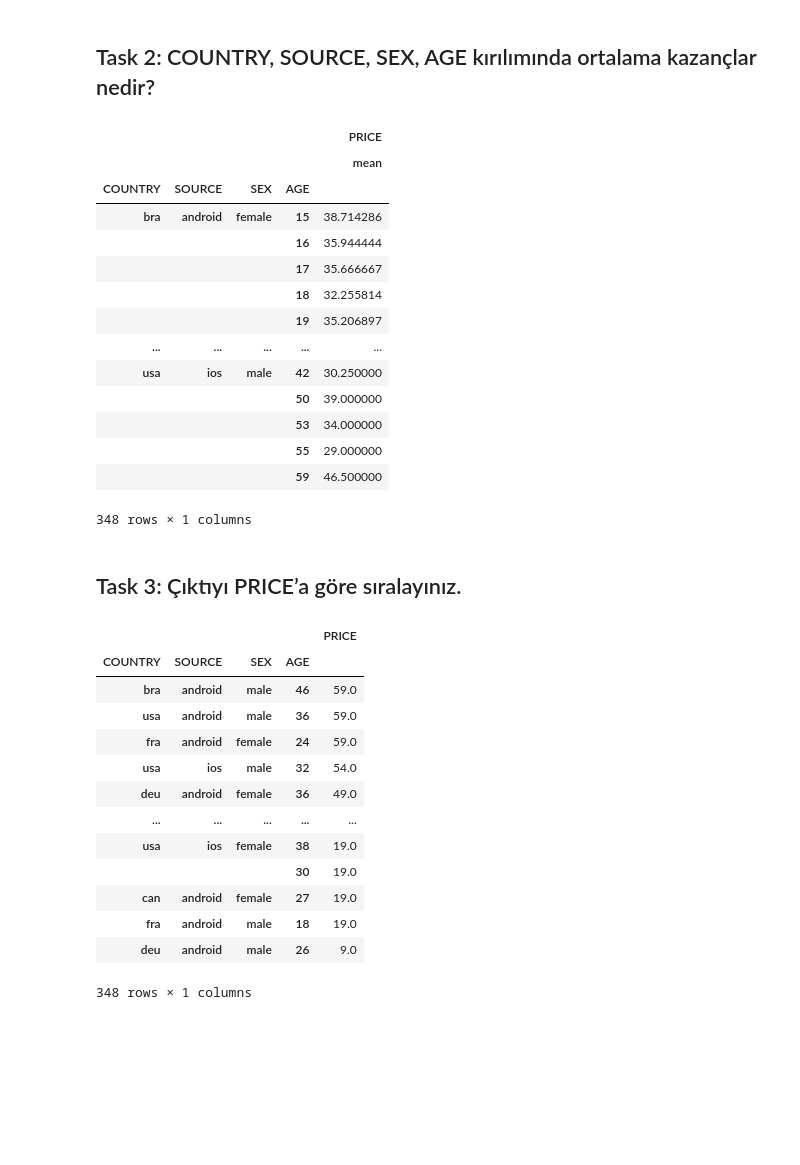
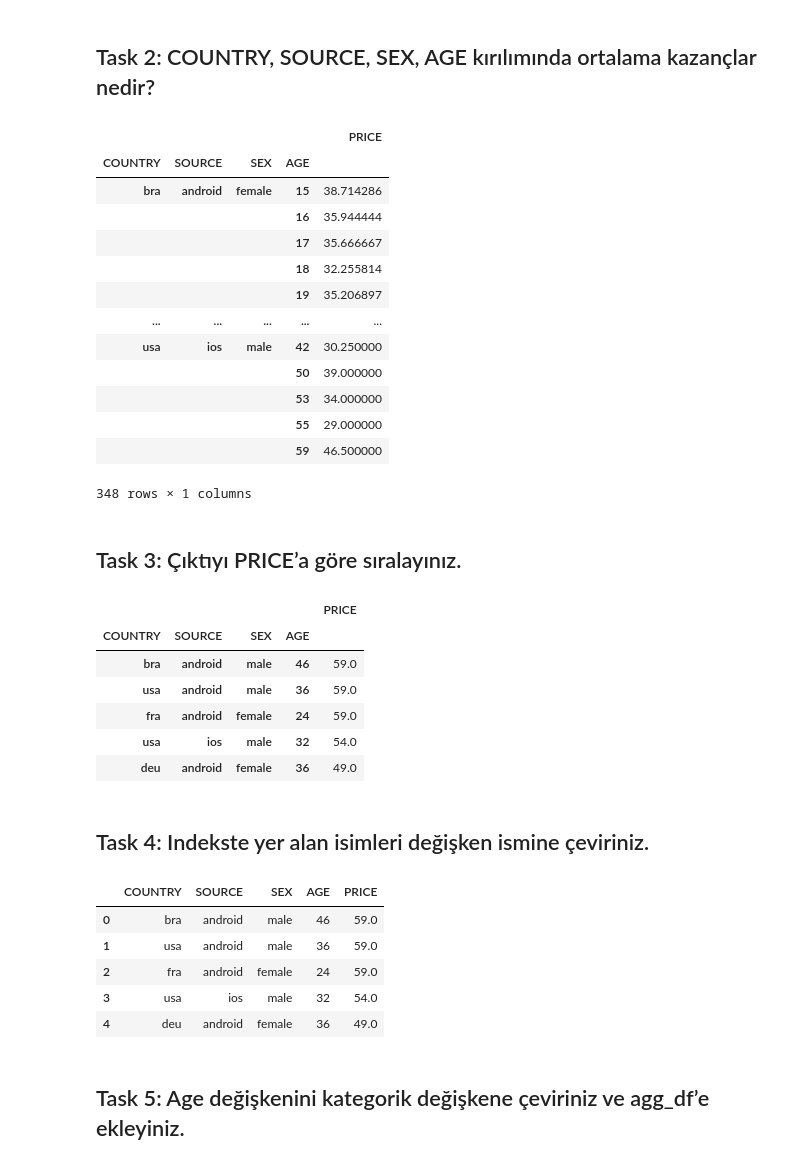
Before and after one commit to umutarsln/IOS-CustomerYield, a Jupyter notebook: main/main.ipynb, the cells around one changed output. Cells and saved outputs as stored; diff of their text form; code cells hidden in the pictures; blank space fills up the shorter version.

Commit message:
..-task6

```diff
--- a/main/main.ipynb
+++ b/main/main.ipynb
@@ -166,10 +166,9 @@ df.groupby(["COUNTRY","SOURCE"]).agg({"PRICE": ["mean"]})
 # %% [markdown]
 ## Task 2: COUNTRY, SOURCE, SEX, AGE kırılımında ortalama kazançlar nedir?
 # %%
-df.groupby(["COUNTRY","SOURCE","SEX","AGE"]).agg({"PRICE": ["mean"]})
+df.groupby(["COUNTRY","SOURCE","SEX","AGE"]).agg({"PRICE": "mean"})
 # %% [output]
 |  |  |  |  | PRICE |
-|  |  |  |  | mean |
 | COUNTRY | SOURCE | SEX | AGE |  |
 | bra | android | female | 15 | 38.714286 |
 |  |  |  | 16 | 35.944444 |
@@ -186,22 +185,16 @@ df.groupby(["COUNTRY","SOURCE","SEX","AGE"]).agg({"PRICE": ["mean"]})
 # %% [markdown]
 ## Task 3: Çıktıyı PRICE’a göre sıralayınız.
 # %%
-agg_df = df.groupby(["COUNTRY","SOURCE","SEX","AGE"]).agg({"PRICE": "mean"})
-agg_df.sort_values(by="PRICE", ascending=False, inplace=True)
+agg_df = df.groupby(["COUNTRY","SOURCE","SEX","AGE"]).agg({"PRICE": "mean"}).sort_values("PRICE",ascending=False)
 # %%
-agg_df
+agg_df.head()
 # %% [output]
 |  |  |  |  | PRICE |
 | COUNTRY | SOURCE | SEX | AGE |  |
 | bra | android | male | 46 | 59.0 |
 | usa | android | male | 36 | 59.0 |
 | fra | android | female | 24 | 59.0 |
 | usa | ios | male | 32 | 54.0 |
 | deu | android | female | 36 | 49.0 |
-| ... | ... | ... | ... | ... |
-| usa | ios | female | 38 | 19.0 |
-|  |  |  | 30 | 19.0 |
-| can | android | female | 27 | 19.0 |
-| fra | android | male | 18 | 19.0 |
-| deu | android | male | 26 | 9.0 |
-348 rows × 1 columns
+# %% [markdown]
+## Task 4: Indekste yer alan isimleri değişken ismine çeviriniz.
@@ -207,0 +203,11 @@ agg_df
+# %%
+agg_df.head()
+# %% [output]
+|  | COUNTRY | SOURCE | SEX | AGE | PRICE |
+| 0 | bra | android | male | 46 | 59.0 |
+| 1 | usa | android | male | 36 | 59.0 |
+| 2 | fra | android | female | 24 | 59.0 |
+| 3 | usa | ios | male | 32 | 54.0 |
+| 4 | deu | android | female | 36 | 49.0 |
+# %% [markdown]
+## Task 5: Age değişkenini kategorik değişkene çeviriniz ve agg_df’e ekleyiniz.
```
Also changed, not shown: parts of 7 cells of this notebook.
